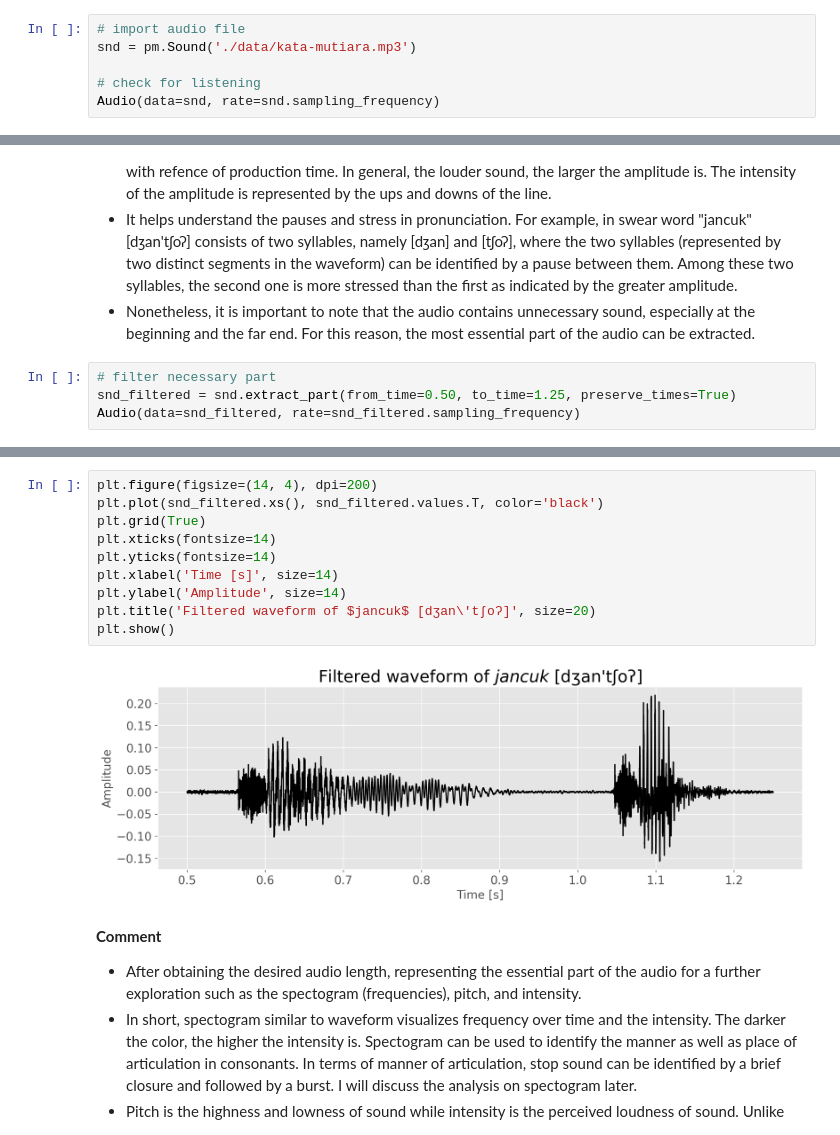
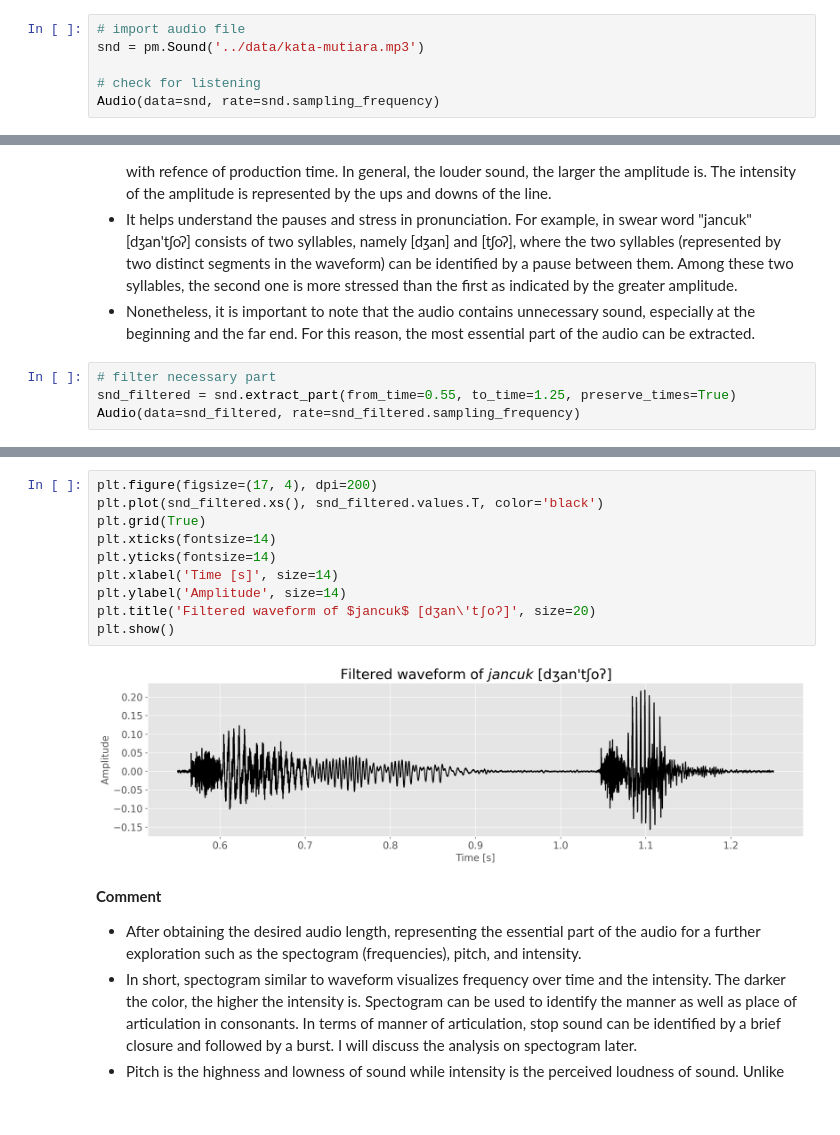
Before and after one commit to LingAdeu/python-for-linguistic-analysis, a Jupyter notebook: notebook/03_acoustic-phonetics.ipynb, the cells around one changed output, grey strips where cells are left out. Cells and saved outputs as stored; diff of their text form; blank space fills up the shorter version.

```diff
--- a/notebook/03_acoustic-phonetics.ipynb
+++ b/notebook/03_acoustic-phonetics.ipynb
@@ -42,7 +33,7 @@ os.listdir('./data')
 ['kata-mutiara.mp3']
 # %%
 # import audio file
-snd = pm.Sound('./data/kata-mutiara.mp3')
+snd = pm.Sound('../data/kata-mutiara.mp3')
 
 # check for listening
 Audio(data=snd, rate=snd.sampling_frequency)
@@ -67,22 +58,22 @@ plt.show()
 - Nonetheless, it is important to note that the audio contains unnecessary sound, especially at the beginning and the far end. For this reason, the most essential part of the audio can be extracted.
 # %%
 # filter necessary part
-snd_filtered = snd.extract_part(from_time=0.50, to_time=1.25, preserve_times=True)
+snd_filtered = snd.extract_part(from_time=0.55, to_time=1.25, preserve_times=True)
 Audio(data=snd_filtered, rate=snd_filtered.sampling_frequency)
 # %% [output]
 [interactive output not drawn]
 # %%
-plt.figure(figsize=(14, 4), dpi=200)
+plt.figure(figsize=(17, 4), dpi=200)
 plt.plot(snd_filtered.xs(), snd_filtered.values.T, color='black')
 plt.grid(True)
 plt.xticks(fontsize=14)
 plt.yticks(fontsize=14)
 plt.xlabel('Time [s]', size=14)
 plt.ylabel('Amplitude', size=14)
 plt.title('Filtered waveform of $jancuk$ [dʒan\'tʃoʔ]', size=20)
 plt.show()
 # %% [output]
-[figure, old version]
+[figure, new version]
 # %% [markdown]
 **Comment**
 - After obtaining the desired audio length, representing the essential part of the audio for a further exploration such as the spectogram (frequencies), pitch, and intensity.
```
Also changed, not shown: parts of 9 cells of this notebook, 1 other file.
